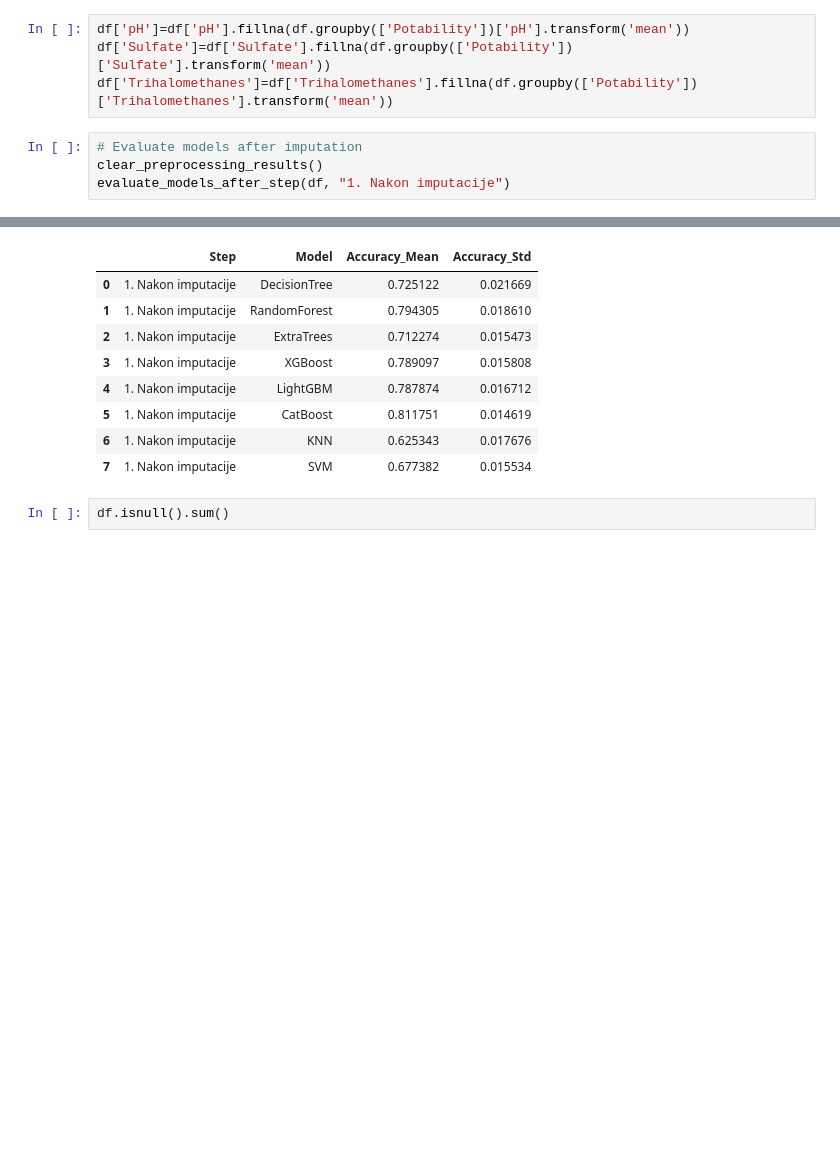
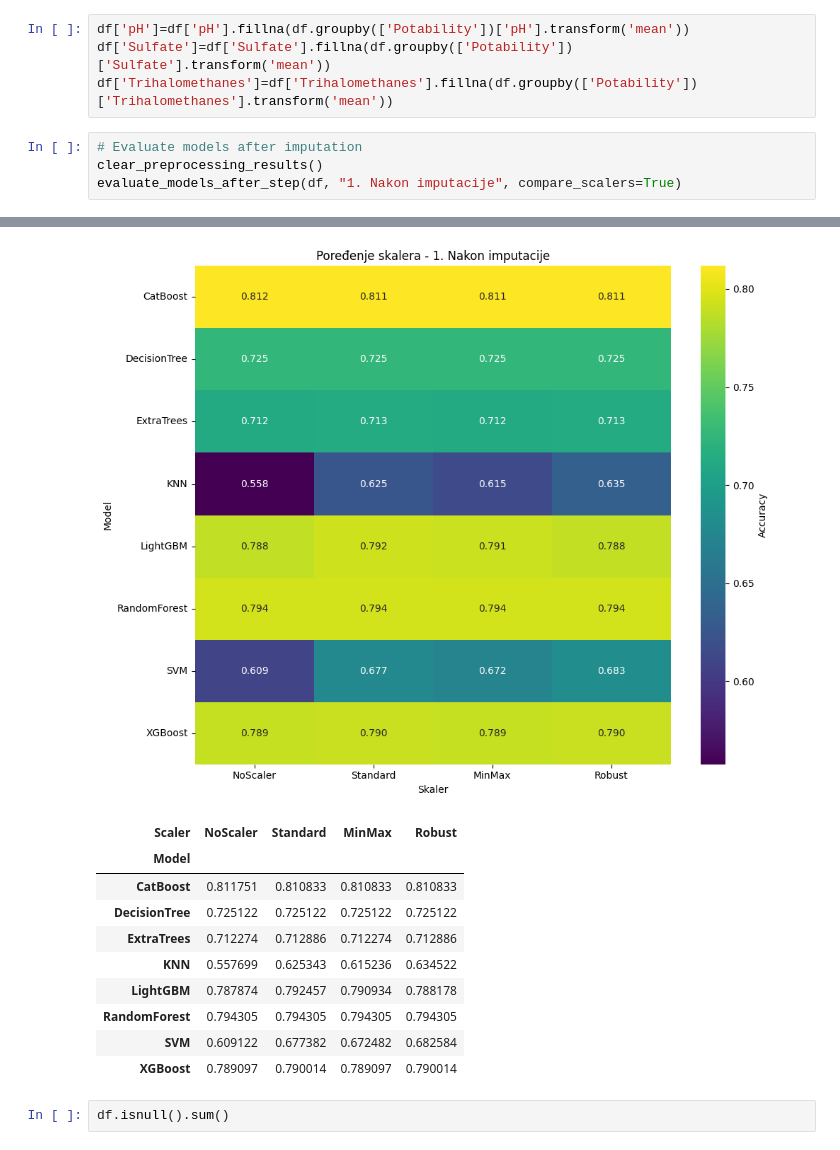
Before and after one commit to anastasijasavov/machine-learning, a Jupyter notebook: notebooks/potability_final.ipynb, the cells around one changed output, grey strips where cells are left out. Saved outputs shown, nothing was run; the diff lists cells and outputs as text; blank space fills up the shorter version.

```diff
--- a/notebooks/potability_final.ipynb
+++ b/notebooks/potability_final.ipynb
@@ -336,7 +671,7 @@ df['Trihalomethanes']=df['Trihalomethanes'].fillna(df.groupby(['Potability'])['T
 # %%
 # Evaluate models after imputation
 clear_preprocessing_results()
-evaluate_models_after_step(df, "1. Nakon imputacije")
+evaluate_models_after_step(df, "1. Nakon imputacije", compare_scalers=True)
 # %% [output]
 ======================================================================
 EVALUACIJA: 1. Nakon imputacije
@@ -356,13 +692,15 @@ Distribucija klasa: {0: np.int64(1990), 1: np.int64(1277)}
 ======================================================================
+[figure, added]
-|  | Step | Model | Accuracy_Mean | Accuracy_Std |
-| 0 | 1. Nakon imputacije | DecisionTree | 0.725122 | 0.021669 |
-| 1 | 1. Nakon imputacije | RandomForest | 0.794305 | 0.018610 |
-| 2 | 1. Nakon imputacije | ExtraTrees | 0.712274 | 0.015473 |
-| 3 | 1. Nakon imputacije | XGBoost | 0.789097 | 0.015808 |
-| 4 | 1. Nakon imputacije | LightGBM | 0.787874 | 0.016712 |
-| 5 | 1. Nakon imputacije | CatBoost | 0.811751 | 0.014619 |
-| 6 | 1. Nakon imputacije | KNN | 0.625343 | 0.017676 |
-| 7 | 1. Nakon imputacije | SVM | 0.677382 | 0.015534 |
+| Scaler | NoScaler | Standard | MinMax | Robust |
+| Model |  |  |  |  |
+| CatBoost | 0.811751 | 0.810833 | 0.810833 | 0.810833 |
+| DecisionTree | 0.725122 | 0.725122 | 0.725122 | 0.725122 |
+| ExtraTrees | 0.712274 | 0.712886 | 0.712274 | 0.712886 |
+| KNN | 0.557699 | 0.625343 | 0.615236 | 0.634522 |
+| LightGBM | 0.787874 | 0.792457 | 0.790934 | 0.788178 |
+| RandomForest | 0.794305 | 0.794305 | 0.794305 | 0.794305 |
+| SVM | 0.609122 | 0.677382 | 0.672482 | 0.682584 |
+| XGBoost | 0.789097 | 0.790014 | 0.789097 | 0.790014 |
 # %%
 df.isnull().sum()
 # %% [output]
```
Also changed, not shown: parts of 16 cells of this notebook.
